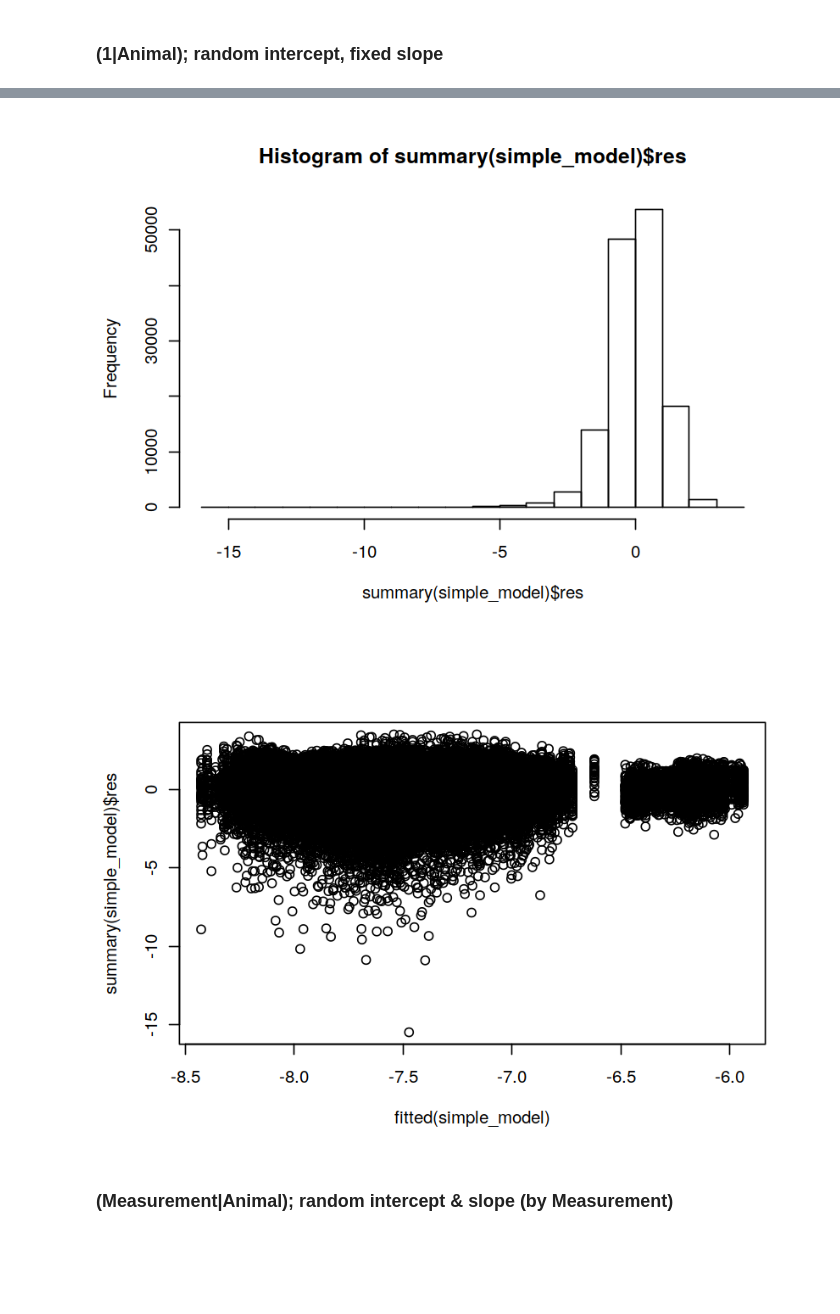
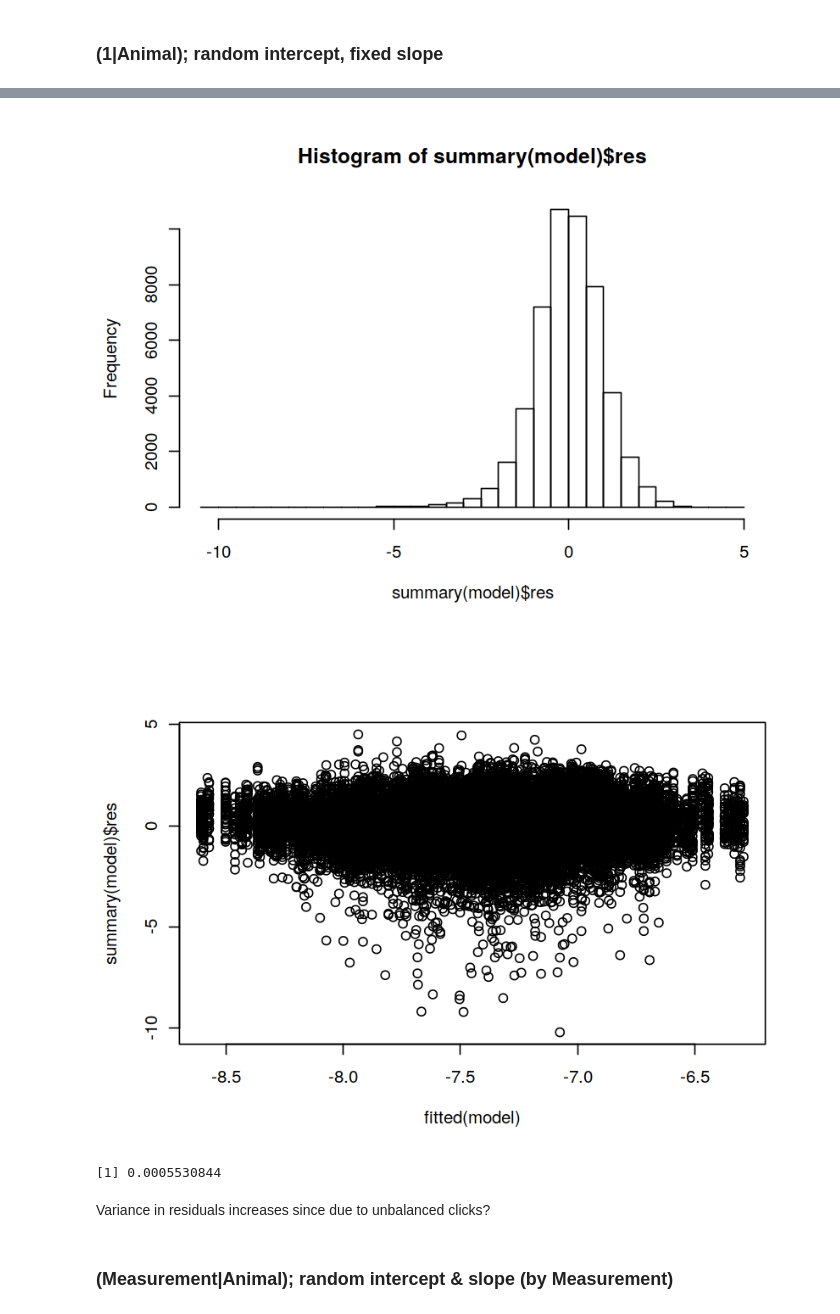
Before and after one commit to CortXplorer/DynamicCSDjl, a Jupyter notebook: analysis/RDemos.ipynb, the cells around one changed output, grey strips where cells are left out. Drawn from its saved outputs; the diff is of its cells as text; code cells hidden in the pictures; blank space fills up the shorter version.

```diff
--- a/analysis/RDemos.ipynb
+++ b/analysis/RDemos.ipynb
@@ -12,6 +36,6 @@ options(repr.plot.width=7, repr.plot.height=5)
 # %%
-AVRECPeakAM <- read_csv(file = "Data/AVRECPeakAMST.csv")
-AVRECPeakAM_AVG <- read_csv(file = "Data/AVRECPeakAM.csv")
+AVRECPeakAM <- read_csv(file = "../Data/AVRECPeakAMST.csv")
+AVRECPeakAM_AVG <- read_csv(file = "../Data/AVRECPeakAM.csv")
 # %% [output]
 Parsed with column specification:
 cols(
@@ -422,8 +447,8 @@ refitting model(s) with ML (instead of REML)
 # %%
 temp_df <- AVRECPeakAM %>%
     filter(
-        ClickFreq == 5,
-        Layer == "I_II",
+        OrderofClick == 1,
+#         Layer == "I_II",
         Measurement %in% c("preAM_1", "AM_1")) %>%
     mutate(logRMS = log(RMS)) %>%
     ungroup()
@@ -431,14 +456,16 @@ temp_df <- AVRECPeakAM %>%
 temp_df$Measurement <- factor(
     x = temp_df$Measurement,
     levels = c("preAM_1", "AM_1"))
+
+temp_df$Layer <- factor(x = temp_df$Layer)
 # %%
 # ggboxplot(
 #     temp_df, x = "Group", y = "logRMS", color = "Measurement",
 #     palette = "jco", add = "jitter", facet.by = "OrderofClick"
 # )
 # %%
-simple_model <- lmer(
-    formula = logRMS ~ Group*Measurement + OrderofClick + (1|Animal),
+model <- lmer(
+    formula = logRMS ~ Group*Measurement*Layer + ClickFreq +(Group|Animal),
     data = temp_df)
-summary(simple_model)
+summary(model)
 # %% [output]
@@ -464,11 +524,17 @@ GrKIV:MAM_1  0.073 -0.051 -0.112 -0.658  0.001  0.464
 # %%
-hist(summary(simple_model)$res, breaks = 25)
+hist(summary(model)$res, breaks = 25)
 # %% [output]
-[figure, old version]
+[figure, new version]
 # %%
-plot(fitted(simple_model), summary(simple_model)$res)
+plot(fitted(model), summary(model)$res)
 # %% [output]
-[figure, old version]
+[figure, new version]
+# %%
+exp(-7.5)
+# %% [output]
+[1] 0.0005530844
+# %% [markdown]
+Variance in residuals increases since due to unbalanced clicks?
 # %% [markdown]
 ### (Measurement|Animal); random intercept & slope (by Measurement)
 # %%
```
Also changed, not shown: parts of 7 cells of this notebook, 1 other file.
